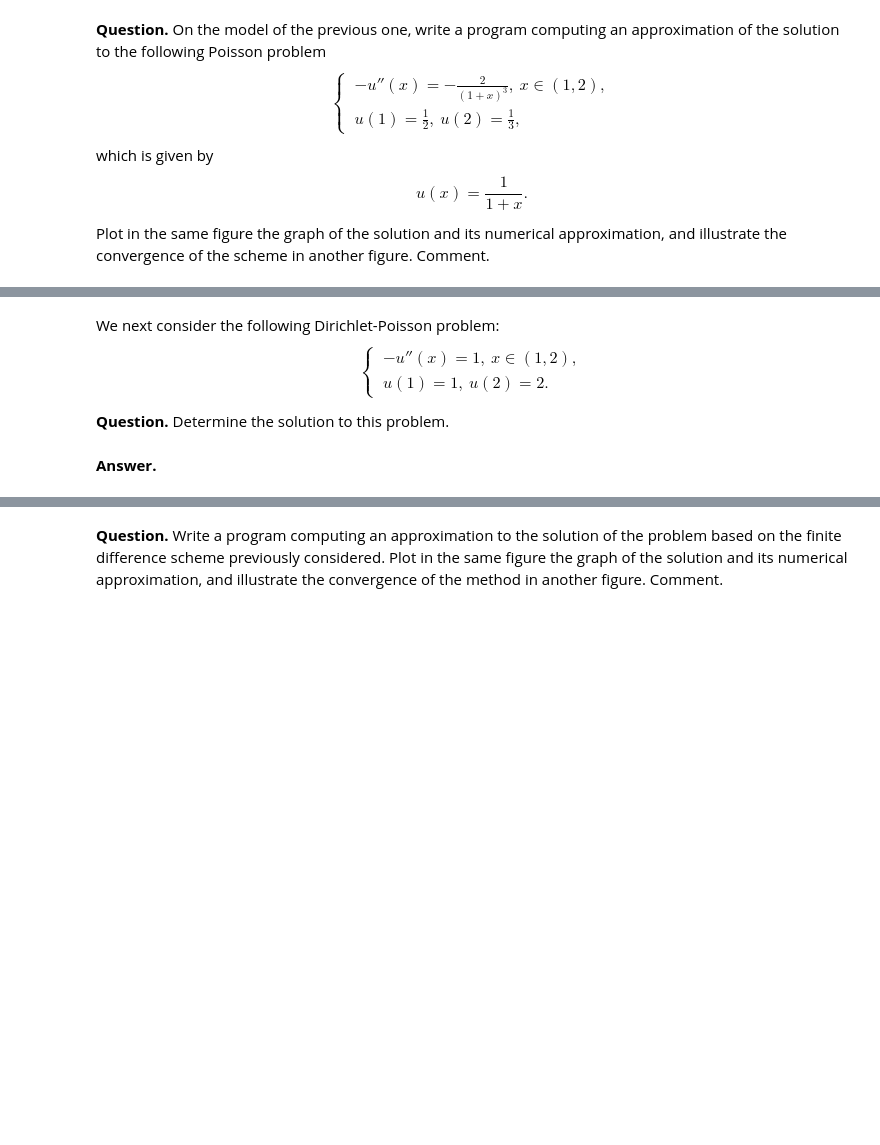
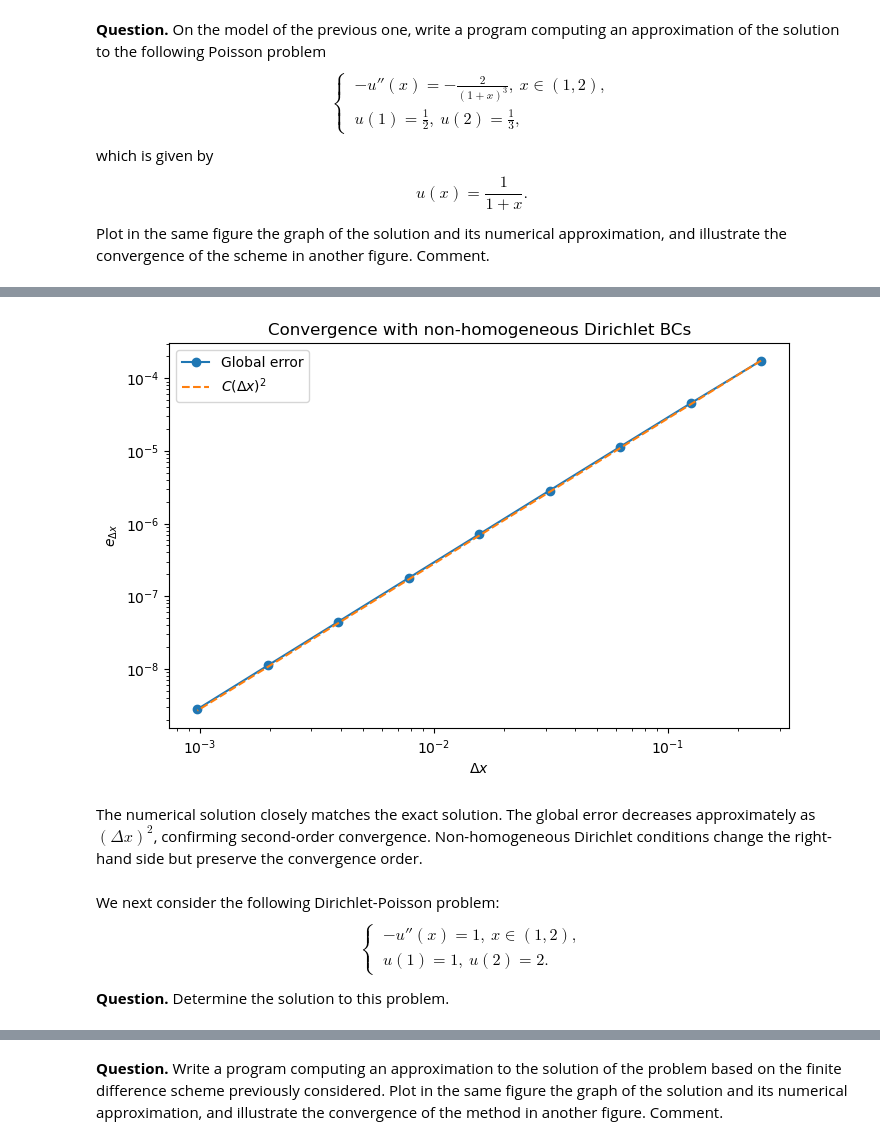
Before and after one commit to Marshhall/FDM_Elliptic, a Jupyter notebook: main.ipynb, the cells around one changed output, grey strips where cells are left out. Cells and saved outputs as stored; diff of their text form; code cells hidden in the pictures; blank space fills up the shorter version.

```diff
--- a/main.ipynb
+++ b/main.ipynb
@@ -243,3 +291,35 @@ Plot in the same figure the graph of the solution and its numerical approximatio
+# %%
+Ns = 2**np.arange(2, 11)
+dxs = (b - a) / Ns
+errors = []
+
+for N, dx in zip(Ns, dxs):
+    x = np.linspace(a, b, N+1)
+    B = f(x[1:-1])
+    B[0] += alpha / dx**2
+    B[-1] += beta / dx**2
+
+    lu, piv = lu_factor(A_fill(N, dx))
+    u_interior = lu_solve((lu, piv), B)
+    u = np.concatenate(([alpha], u_interior, [beta]))
+
+    errors.append(np.max(np.abs(u - 1 / (1+x))))
+
+errors = np.array(errors)
+reference = errors[0] * (dxs / dxs[0])**2
+
+plt.figure(figsize=(8, 5))
+plt.loglog(dxs, errors, "o-", label="Global error")
+plt.loglog(dxs, reference, "--", label=r"$C(\Delta x)^2$")
+plt.xlabel(r"$\Delta x$")
+plt.ylabel(r"$e_{\Delta x}$")
+plt.title("Convergence with non-homogeneous Dirichlet BCs")
+plt.legend()
+plt.show()
+# %% [output]
+[figure, added]
+# %% [markdown]
+The numerical solution closely matches the exact solution. The global error decreases approximately as $(\Delta x)^2$, confirming second-order convergence. Non-homogeneous Dirichlet conditions change the right-hand side but preserve the convergence order.
 # %% [markdown]
 We next consider the following Dirichlet-Poisson problem:
 $$
@@ -250,5 +330,3 @@ $$
 $$
 
 **Question.** Determine the solution to this problem.
-# %% [markdown]
-**Answer.**
```
Also changed, not shown: parts of 14 cells of this notebook.
